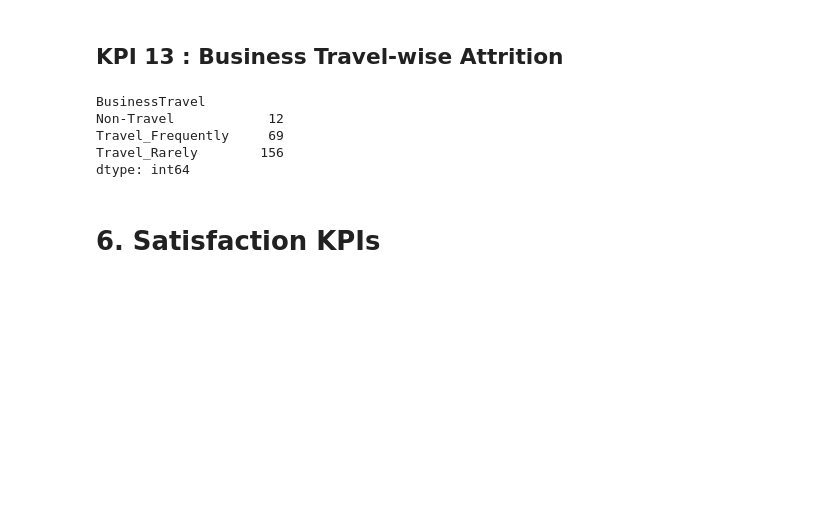
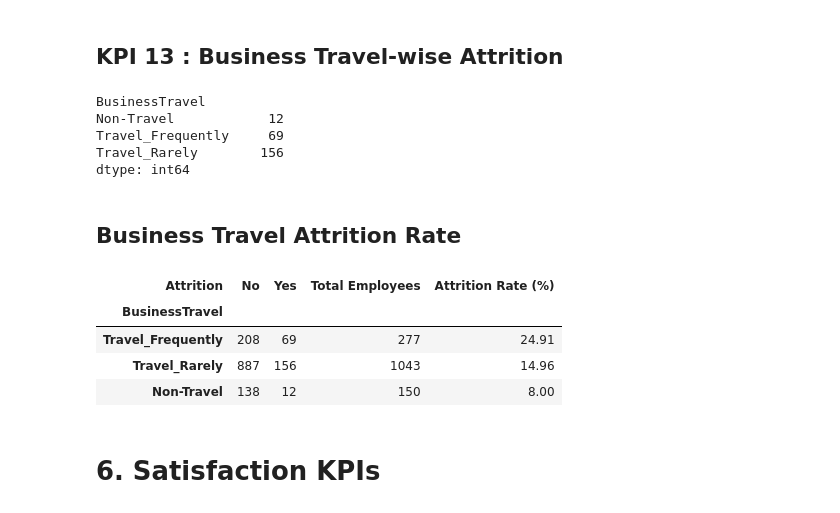
Before and after one commit to Geeth-31/EMPLOYEE-ATTRITION-ANALYSIS-PROJECT, a Jupyter notebook: notebooks/03_KPI_Analysis.ipynb, the cells around one changed output. Drawn from its saved outputs; the diff is of its cells as text; code cells hidden in the pictures; blank space fills up the shorter version.

```diff
--- a/notebooks/03_KPI_Analysis.ipynb
+++ b/notebooks/03_KPI_Analysis.ipynb
@@ -200,6 +216,23 @@ Non-Travel            12
 Travel_Frequently     69
 Travel_Rarely        156
 dtype: int64
+# %% [markdown]
+## Business Travel Attrition Rate
+# %%
+travel = df.groupby(["BusinessTravel","Attrition"]).size().unstack()
+travel["Total Employees"] = travel["Yes"] + travel["No"]
+
+travel["Attrition Rate (%)"] = (travel["Yes"] / travel["Total Employees"]) * 100
+travel["Attrition Rate (%)"] = travel["Attrition Rate (%)"].round(2)
+
+travel = travel.sort_values(by="Attrition Rate (%)", ascending=False)
+travel
+# %% [output]
+| Attrition | No | Yes | Total Employees | Attrition Rate (%) |
+| BusinessTravel |  |  |  |  |
+| Travel_Frequently | 208 | 69 | 277 | 24.91 |
+| Travel_Rarely | 887 | 156 | 1043 | 14.96 |
+| Non-Travel | 138 | 12 | 150 | 8.00 |
 # %% [markdown]
 # 6. Satisfaction KPIs
 # %% [markdown]
```
Also changed, not shown: parts of 8 cells of this notebook, 2 other files.
